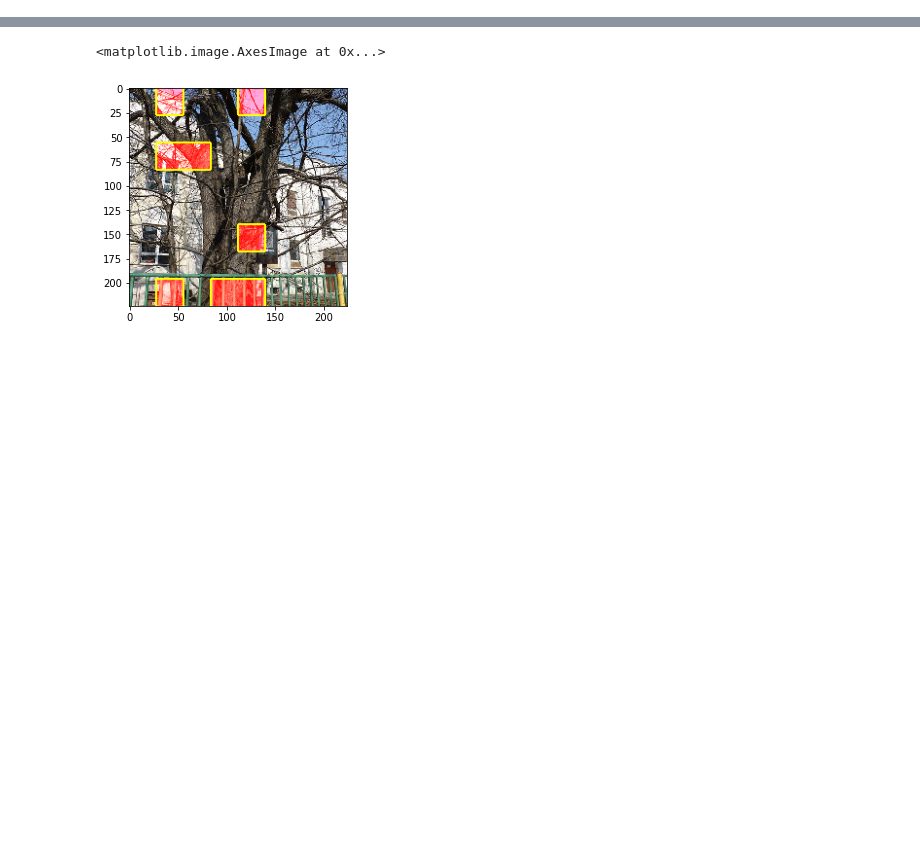
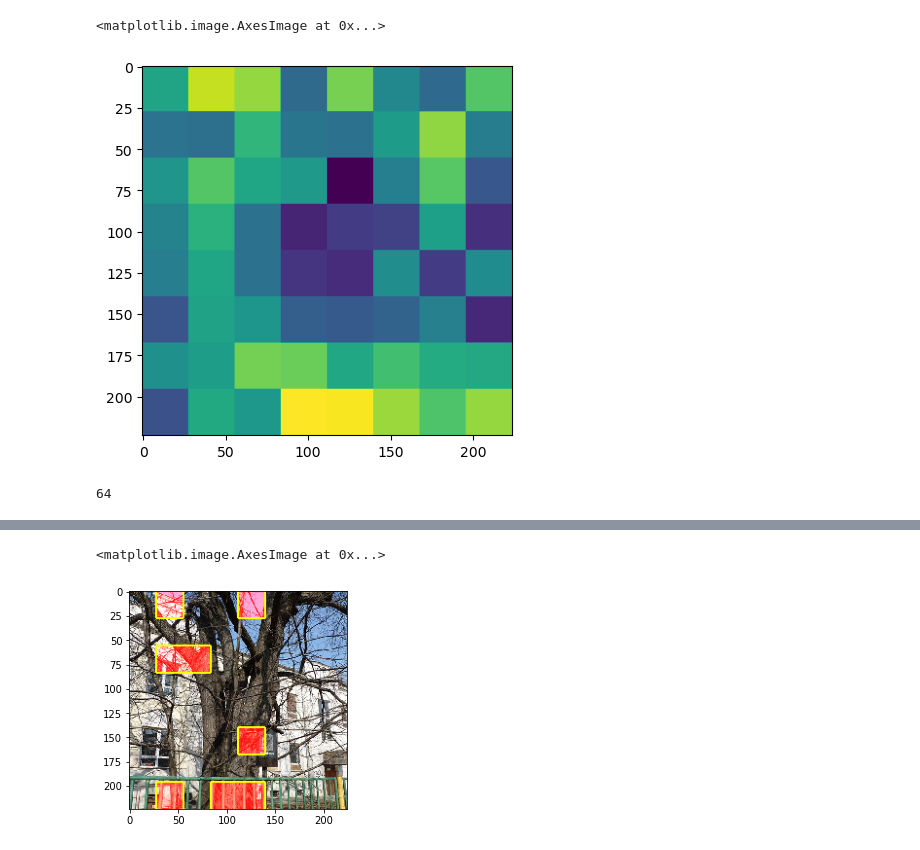
Before and after one commit to ShaileshSridhar2403/exlib, a Jupyter notebook: notebooks/imagenet.ipynb, the cells around one changed output, grey strips where cells are left out. Cells and saved outputs as stored; diff of their text form; code cells hidden in the pictures; blank space fills up the shorter version.

```diff
--- a/notebooks/imagenet.ipynb
+++ b/notebooks/imagenet.ipynb
@@ -43,0 +96,11 @@ tensor([0.0781, 0.0781])
+# %%
+import matplotlib.pyplot as plt
+plt.imshow(expln.attributions[0][0])
+# %% [output]
+<matplotlib.image.AxesImage at 0x...>
+[figure, added]
+# %%
+t = 0
+len(expln.explainer_output[0].local_exp[t])
+# %% [output]
+64
```
Also changed, not shown: parts of 11 cells of this notebook, 7 other files.
